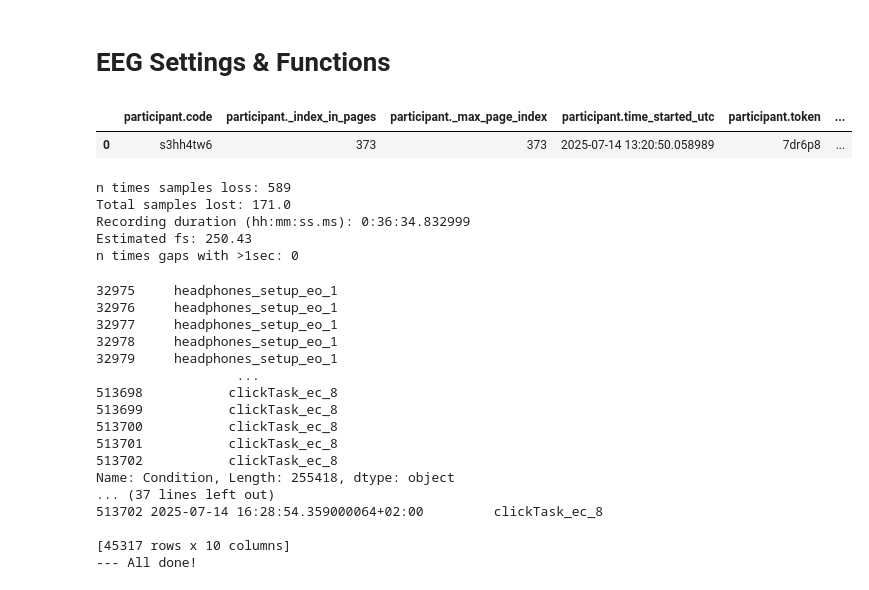
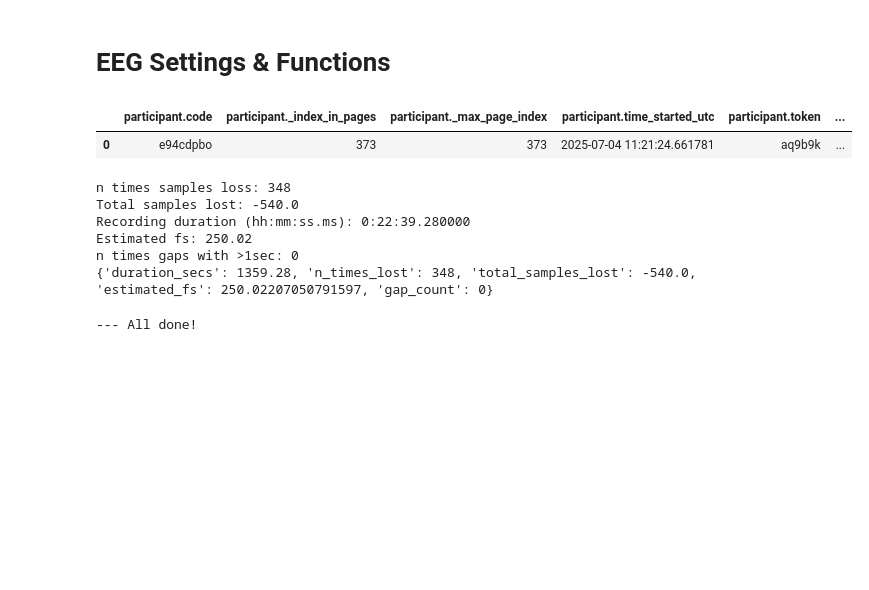
Before and after one commit to SamedVossberg/neuro_headphone_study, a Jupyter notebook: Code/preprocessing_headphonesV2_08_2025.ipynb, the cells around one changed output. Saved outputs shown, nothing was run; the diff lists cells and outputs as text; code cells hidden in the pictures; blank space fills up the shorter version.

Commit message:
refactoring of processing, Berger effect analysis

```diff
--- a/Code/preprocessing_headphonesV2_08_2025.ipynb
+++ b/Code/preprocessing_headphonesV2_08_2025.ipynb
@@ -74,8 +80,8 @@ def get_actionlog_times(logs_df):
                            'TS_UNIX':ts_unix})
 
         # Convert unix timestamp to correct datetime
-        df['TS'] = pd.to_datetime(df['TS_UNIX'], unit='ms', utc=True).dt.tz_convert('Europe/Berlin')
-        # print(df)
+        df['TS'] = pd.to_datetime(pd.to_numeric(df['TS_UNIX'], errors='coerce'), unit='ms', utc=True).dt.tz_convert('Europe/Berlin')
+        # print(df.Message.unique())
 
         return df
 
@@ -85,9 +91,8 @@ def get_actionlog_times(logs_df):
     for phase in timestamps.columns:
         msgs = extract_times(timestamps[phase])
         msgs['Exp_Phase'] = phase.replace('xTS', '')
-        timestamps_parsed = timestamps_parsed.append(msgs)
-        # timestamps_parsed = pd.concat([timestamps_parsed, msgs]) # Had to change this as append is deprecated in pandas since 2.0 -> Alternatively: versioning in requirements.txt
-        # print(timestamps_parsed)
+        timestamps_parsed = pd.concat([timestamps_parsed, msgs], ignore_index=True) # Had to change this as append is deprecated in pandas since 2.0 -> Alternatively: versioning in requirements.txt
+
 
     # Remove unnecessary events
     timestamps_parsed = timestamps_parsed[timestamps_parsed.Message.str.contains("taskStart|taskEnd")]
@@ -115,8 +120,8 @@ def get_actionlog_times(logs_df):
     # display(timestamps_parsed)
 
     # Structure IDs
-    timestamps_parsed['page_name'].replace('rest_actions_', '', regex=True, inplace=True)
-    timestamps_parsed['page_name'].replace('_actions', '', regex=True, inplace=True)
+    timestamps_parsed['page_name'] = timestamps_parsed['page_name'].replace('rest_actions_', '', regex=True)
+    timestamps_parsed['page_name'] = timestamps_parsed['page_name'].replace('_actions', '', regex=True)
     timestamps_parsed['Exp_Phase'] = timestamps_parsed['app_name'] + "_" + timestamps_parsed['page_name'] + "_" + timestamps_parsed['round_number']
 
     return timestamps_parsed
@@ -200,6 +229,7 @@ def process_recording(active_recording):
     # Load EEG data
     rec_folder = main_folder + active_recording.Rec_folder
     eeg, load_report_dict = flows.load_exg_streams_data(rec_folder, chanlist=chans, report=True, cleanFile=True)
+    print (load_report_dict)
 
     # Now annotate (add condition timings) and cut the EEG Data
     eeg = label_data(eeg, timestamps, cut=True, report=False)
@@ -208,78 +238,62 @@ def process_recording(active_recording):
     # TODO: Berger effect during EC/EO rest
     # - So far only visualization
     # - Can use flows.get_channel_band_power() to extract band powers instead
-    flows.plot_PSD_two_conditions(eeg, chans, 'headphones_setup_ec_1', 'headphones_setup_eo_1',
-                                  fs, min_freq, max_freq, psd_normalize)
 
     # TODO: ASSR during rest
     # - Not yet checked for correctness...
     # Filter for EC/EO conditions
-    print(eeg['Condition'])
-    eo_ec_signals = eeg[eeg.Condition.str.contains("eo|ec")]
-    print( "signals:",  eo_ec_signals)
+    wanted = {"headphones_setup_ec_1", "headphones_setup_eo_1"}
+    eo_ec_signals = eeg[eeg["Condition"].isin(wanted)]
     # Do for each channel and condition
     eo_ec_signals = eo_ec_signals.drop(['TS_UNIX'], axis=1).melt(id_vars="Condition", value_vars=chans, var_name="Channel", value_name="mV")
+
 
     snr_df = (
         eo_ec_signals
         .groupby(["Condition", "Channel"])
         .apply(lambda group: get_assr_snr(group.drop(columns=["Condition", "Channel"])))
         .reset_index()
     )
     snr_df
 
     # Add the SNR difference to the DataFrame
     snr_df["SNR_Diff"] = snr_df["SNR_Second_Half"] - snr_df["SNR_First_Half"]
 
-    # Plot
-    fig = px.box(
-        snr_df,
-        x="Channel",
-        y="SNR_Diff",
-        points="all",  # show individual data points
-        color="Channel",  # optional: adds color by channel
-        title="SNR Change (Second Half - First Half) by Channel",
-        labels={"SNR_Diff": "ΔSNR", "Channel": "EEG Channel"}
-    )
-
-    fig.show()
-
     # TODO: Other features...
+    return eeg, snr_df
 
 # Process the recordings by looping through the mapping file
 # For a single participant
-active_recording = sessions.iloc[9]
-process_recording(active_recording)
+active_recording = sessions.iloc[5]
+eeg, snr_df = process_recording(active_recording)
+
+
+fig = px.box(
+    snr_df,
+    x="Channel",
+    y="SNR_Diff",
+    points="all",  # show individual data points
+    color="Channel",  # optional: adds color by channel
+    title="SNR Change (Second Half - First Half) by Channel",
+    labels={"SNR_Diff": "ΔSNR", "Channel": "EEG Channel"}
+)
+
+fig.show()
 
 """
 # Loop through all recordings
 for index, row in sessions.iterrows():
     process_recording(row)
 """
 
 print('--- All done!\n')
 # %% [output]
 |  | participant.code | participant._index_in_pages | participant._max_page_index | participant.time_started_utc | participant.token | ... |
-| 0 | s3hh4tw6 | 373 | 373 | 2025-07-14 13:20:50.058989 | 7dr6p8 | ... |
+| 0 | e94cdpbo | 373 | 373 | 2025-07-04 11:21:24.661781 | aq9b9k | ... |
-n times samples loss: 589
-Total samples lost: 171.0
-Recording duration (hh:mm:ss.ms): 0:36:34.832999
-Estimated fs: 250.43
+n times samples loss: 348
+Total samples lost: -540.0
+Recording duration (hh:mm:ss.ms): 0:22:39.280000
+Estimated fs: 250.02
 n times gaps with >1sec: 0
+{'duration_secs': 1359.28, 'n_times_lost': 348, 'total_samples_lost': -540.0, 'estimated_fs': 250.02207050791597, 'gap_count': 0}
-32975     headphones_setup_eo_1
-32976     headphones_setup_eo_1
-32977     headphones_setup_eo_1
-32978     headphones_setup_eo_1
-32979     headphones_setup_eo_1
-                  ...
-513698           clickTask_ec_8
-513699           clickTask_ec_8
-513700           clickTask_ec_8
-513701           clickTask_ec_8
-513702           clickTask_ec_8
-Name: Condition, Length: 255418, dtype: object
-... (37 lines left out)
-513702 2025-07-14 16:28:54.359000064+02:00         clickTask_ec_8
-
-[45317 rows x 10 columns]
 --- All done!
```
Also changed, not shown: parts of 17 cells of this notebook, 2 other files.
